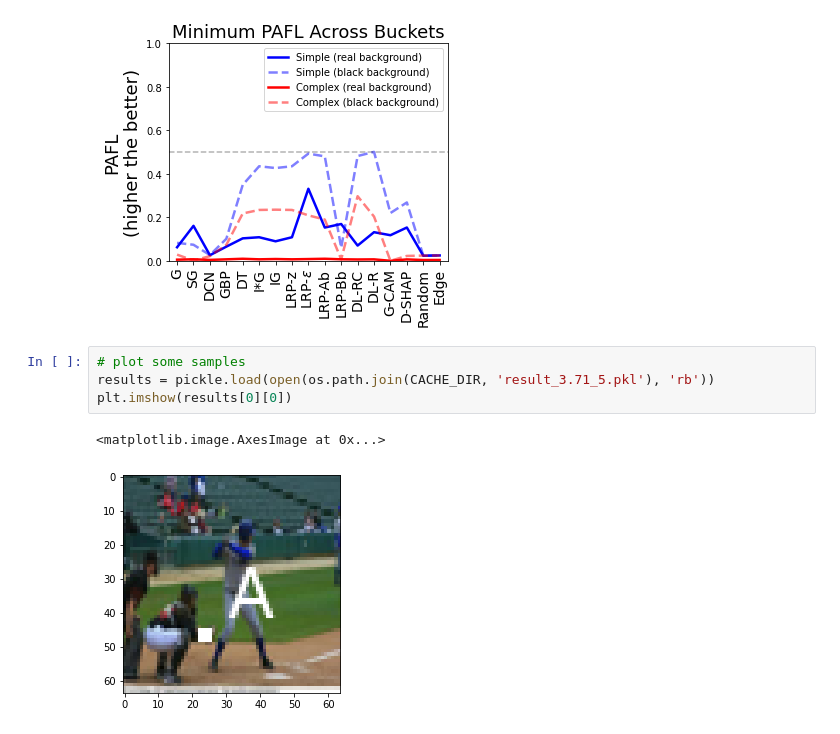
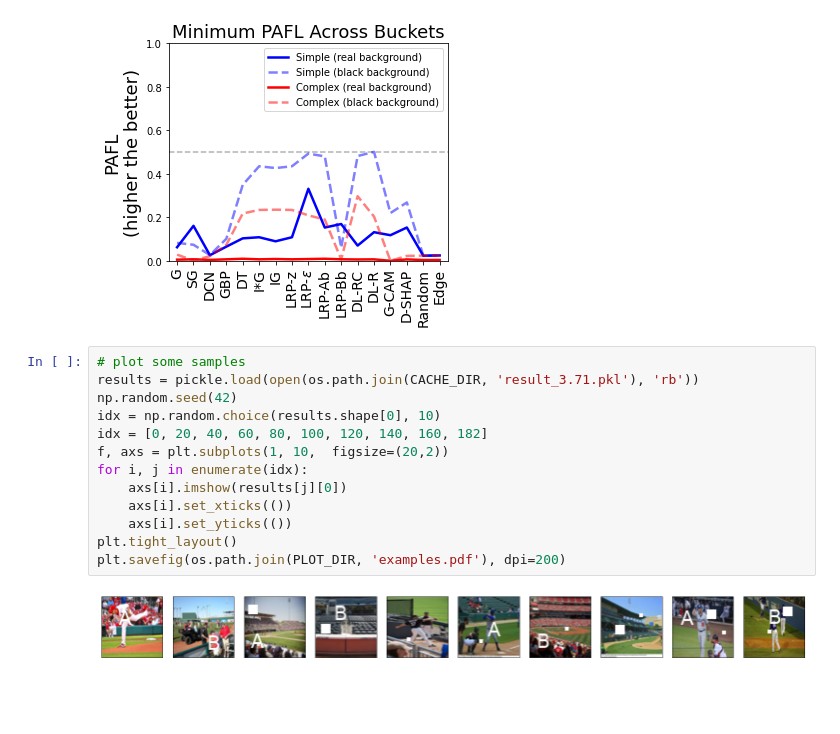
Before and after one commit to wnstlr/SMERF, a Jupyter notebook: notebooks/comparison-backgrounds.ipynb, the cells around one changed output. Saved outputs shown, nothing was run; the diff lists cells and outputs as text; blank space fills up the shorter version.

Commit message:
example data points for real background visualized.

```diff
--- a/notebooks/comparison-backgrounds.ipynb
+++ b/notebooks/comparison-backgrounds.ipynb
@@ -170,10 +170,18 @@ axs.set_xticklabels(methods, rotation=90, fontsize=14)
 plt.savefig(os.path.join(PLOT_DIR, 'comparison-bg-update.pdf'), dpi=200, bbox_inches='tight')
 # %% [output]
 [figure]
-# %%
-# plot some samples
-results = pickle.load(open(os.path.join(CACHE_DIR, 'result_3.71_5.pkl'), 'rb'))
-plt.imshow(results[0][0])
-# %% [output]
-<matplotlib.image.AxesImage at 0x...>
-[figure, removed]
+# %%
+# plot some samples
+results = pickle.load(open(os.path.join(CACHE_DIR, 'result_3.71.pkl'), 'rb'))
+np.random.seed(42)
+idx = np.random.choice(results.shape[0], 10)
+idx = [0, 20, 40, 60, 80, 100, 120, 140, 160, 182]
+f, axs = plt.subplots(1, 10,  figsize=(20,2))
+for i, j in enumerate(idx):
+    axs[i].imshow(results[j][0])
+    axs[i].set_xticks(())
+    axs[i].set_yticks(())
+plt.tight_layout()
+plt.savefig(os.path.join(PLOT_DIR, 'examples.pdf'), dpi=200)
+# %% [output]
+[figure, added]
```
